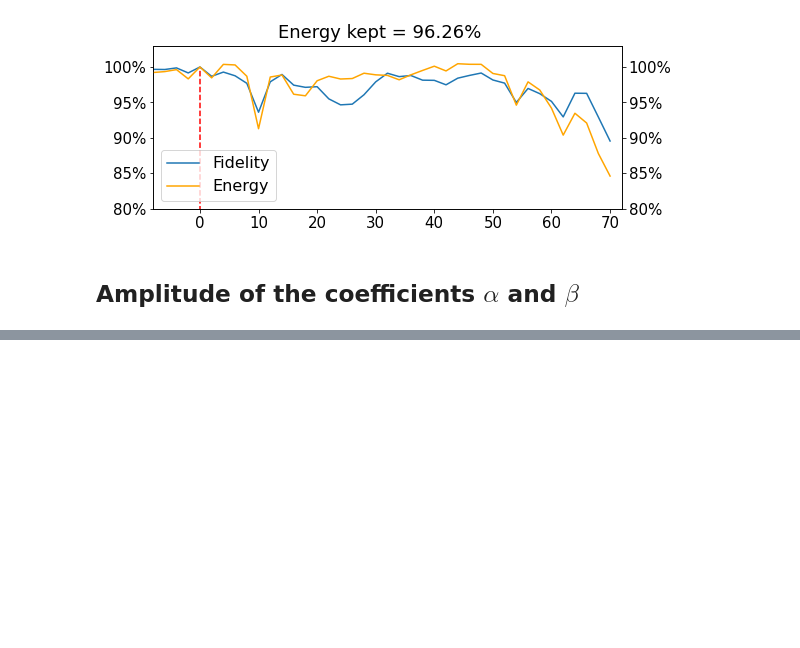
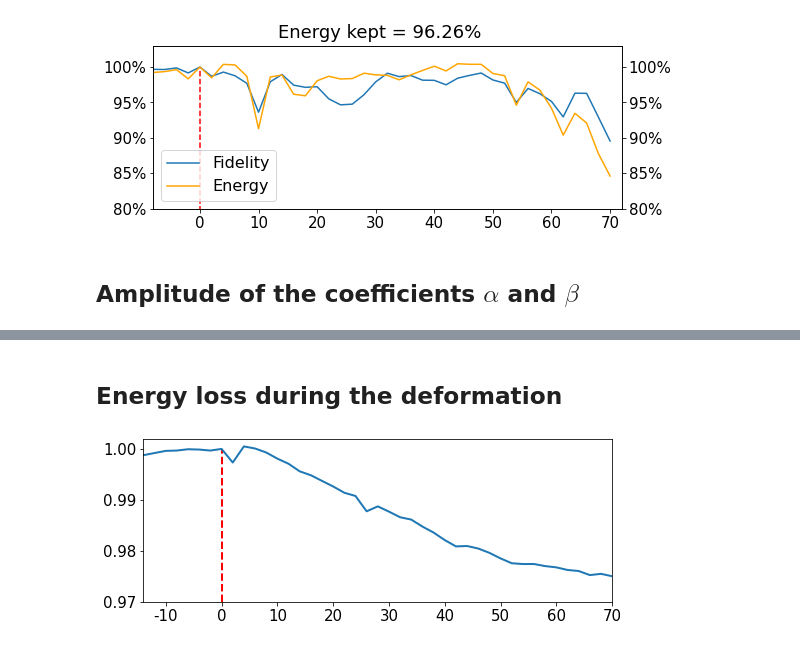
Before and after one commit to wavefrontshaping/article_MMF_disorder, a Jupyter notebook: Analysis/Analysis_Deformation.ipynb, the cells around one changed output, grey strips where cells are left out. Saved outputs shown, nothing was run; the diff lists cells and outputs as text; code cells hidden in the pictures; blank space fills up the shorter version.

```diff
--- a/Analysis/Analysis_Deformation.ipynb
+++ b/Analysis/Analysis_Deformation.ipynb
@@ -665,0 +712,28 @@ ax1.set_xlim([-8,72])
+# %% [markdown]
+## Energy loss during the deformation
+# %%
+Energy_TM = np.array([np.linalg.norm(T)**2 for T in TMs])
+Energy_TM /= np.linalg.norm(TM_modes[index_dx0,...])**2
+
+
+fig = plt.figure(figsize = (2.8*3,1*3))
+ax1 = fig.add_subplot(111)
+ax1.plot(dx[index_min_to_show:],
+         Energy_TM,
+         linewidth = 2)
+ax1.vlines(dx[index_min_svd],0.97,1.,
+           'r',
+           linestyles = 'dashed',
+           linewidth = 2)
+
+
+xticks = np.arange(-10,80,10)
+ax1.set_xticks(xticks)
+ax1.set_xticklabels(xticks, fontsize = 15)
+ax1.set_xlim([-14,70])
+ax1.set_ylim([0.97,1.002])
+plt.yticks(fontsize=15);
+
+# plt.savefig('energy_loss.svg', dpi = 400)
+# %% [output]
+[figure, added]
```
Also changed, not shown: parts of 6 cells of this notebook, 1 other file.
